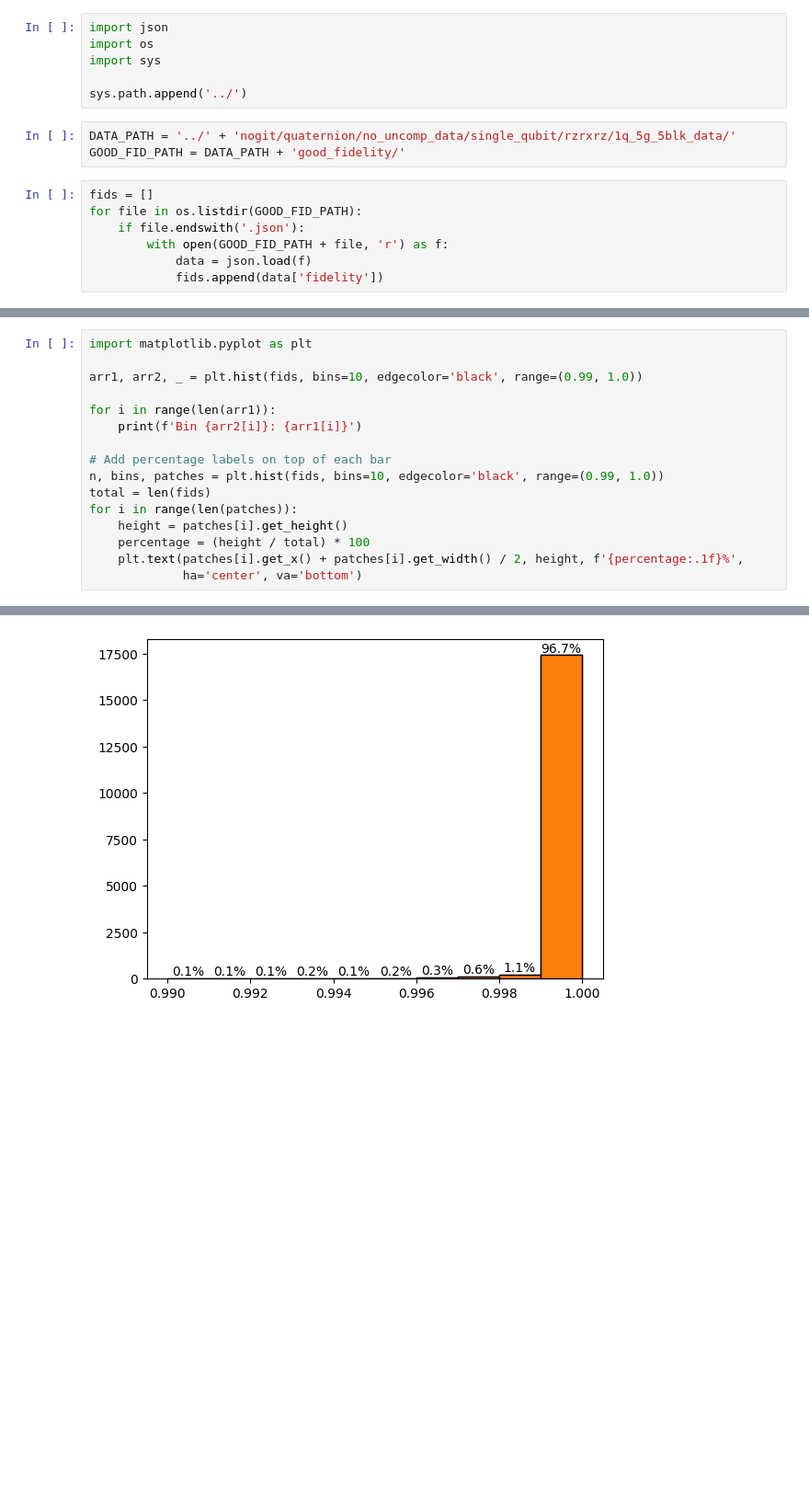
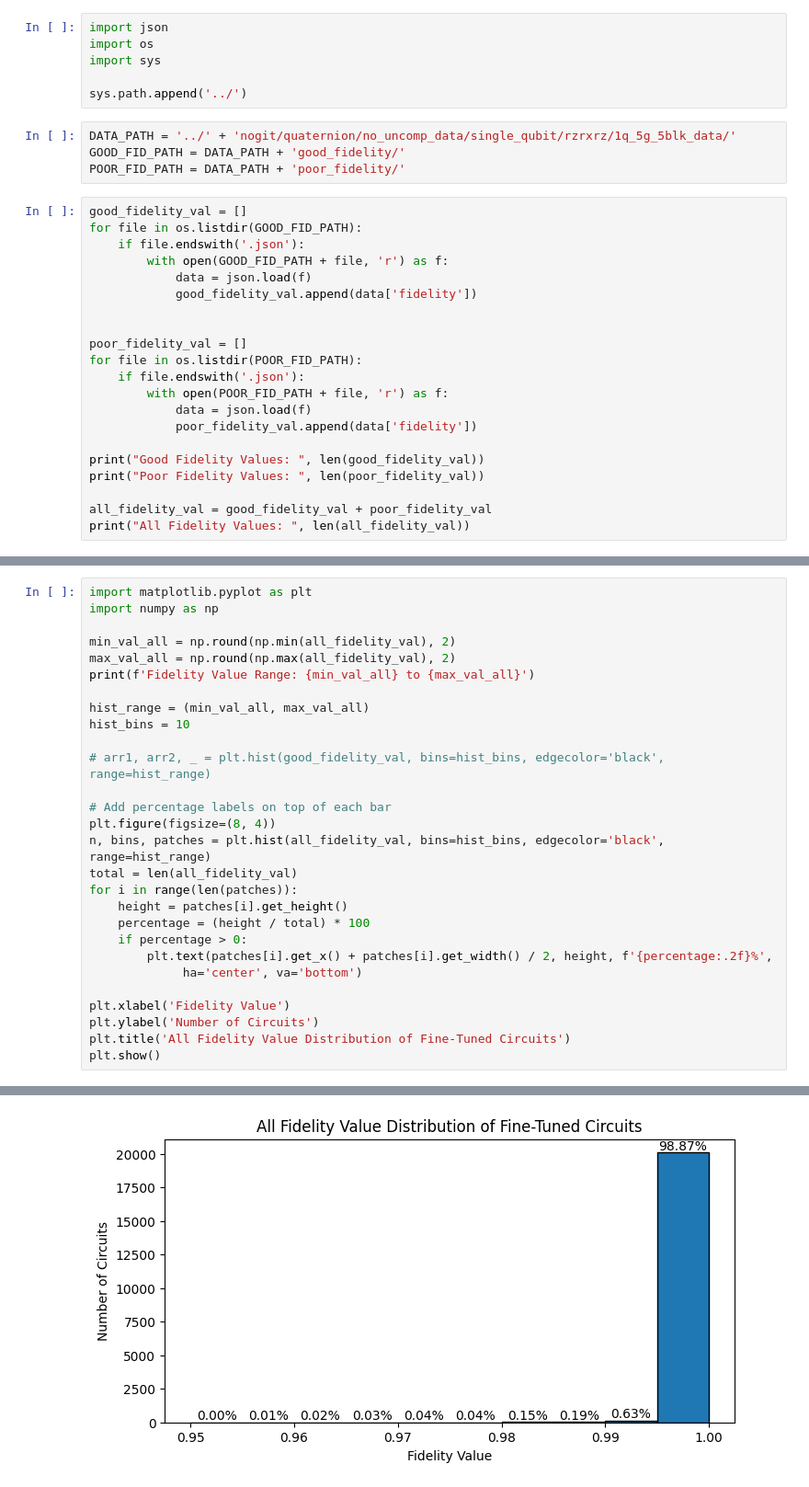
Before and after one commit to ashutiw2k/pqc-qec, a Jupyter notebook: testnotebooks/CheckFidOfFineTunedCircuit.ipynb, the cells around one changed output, grey strips where cells are left out. Shown at 92% size. Drawn from its saved outputs; the diff is of its cells as text; blank space fills up the shorter version.

Commit message:
Better plotting.

```diff
--- a/testnotebooks/CheckFidOfFineTunedCircuit.ipynb
+++ b/testnotebooks/CheckFidOfFineTunedCircuit.ipynb
@@ -7,10 +7,25 @@ sys.path.append('../')
 # %%
 DATA_PATH = '../' + 'nogit/quaternion/no_uncomp_data/single_qubit/rzrxrz/1q_5g_5blk_data/'
 GOOD_FID_PATH = DATA_PATH + 'good_fidelity/'
+POOR_FID_PATH = DATA_PATH + 'poor_fidelity/'
 # %%
-fids = []
+good_fidelity_val = []
 for file in os.listdir(GOOD_FID_PATH):
     if file.endswith('.json'):
         with open(GOOD_FID_PATH + file, 'r') as f:
             data = json.load(f)
-            fids.append(data['fidelity'])
+            good_fidelity_val.append(data['fidelity'])
+
+
+poor_fidelity_val = []
+for file in os.listdir(POOR_FID_PATH):
+    if file.endswith('.json'):
+        with open(POOR_FID_PATH + file, 'r') as f:
+            data = json.load(f)
+            poor_fidelity_val.append(data['fidelity'])
+
+print("Good Fidelity Values: ", len(good_fidelity_val))
+print("Poor Fidelity Values: ", len(poor_fidelity_val))
+
+all_fidelity_val = good_fidelity_val + poor_fidelity_val
+print("All Fidelity Values: ", len(all_fidelity_val))
@@ -17,17 +36,29 @@ for file in os.listdir(GOOD_FID_PATH):
 # %%
 import matplotlib.pyplot as plt
+import numpy as np
 
-arr1, arr2, _ = plt.hist(fids, bins=10, edgecolor='black', range=(0.99, 1.0))
+min_val_all = np.round(np.min(all_fidelity_val), 2)
+max_val_all = np.round(np.max(all_fidelity_val), 2)
+print(f'Fidelity Value Range: {min_val_all} to {max_val_all}')
 
-for i in range(len(arr1)):
-    print(f'Bin {arr2[i]}: {arr1[i]}')
+hist_range = (min_val_all, max_val_all)
+hist_bins = 10
+
+# arr1, arr2, _ = plt.hist(good_fidelity_val, bins=hist_bins, edgecolor='black', range=hist_range)
 
 # Add percentage labels on top of each bar
-n, bins, patches = plt.hist(fids, bins=10, edgecolor='black', range=(0.99, 1.0))
-total = len(fids)
+plt.figure(figsize=(8, 4))
+n, bins, patches = plt.hist(all_fidelity_val, bins=hist_bins, edgecolor='black', range=hist_range)
+total = len(all_fidelity_val)
 for i in range(len(patches)):
     height = patches[i].get_height()
     percentage = (height / total) * 100
-    plt.text(patches[i].get_x() + patches[i].get_width() / 2, height, f'{percentage:.1f}%',
+    if percentage > 0:
+        plt.text(patches[i].get_x() + patches[i].get_width() / 2, height, f'{percentage:.2f}%',
              ha='center', va='bottom')
+
+plt.xlabel('Fidelity Value')
+plt.ylabel('Number of Circuits')
+plt.title('All Fidelity Value Distribution of Fine-Tuned Circuits')
+plt.show()
 # %% [output]
@@ -44 +66 @@ Bin 0.999: 17433.0
-[figure, old version]
+[figure, new version]
```
Also changed, not shown: parts of 4 cells of this notebook.
